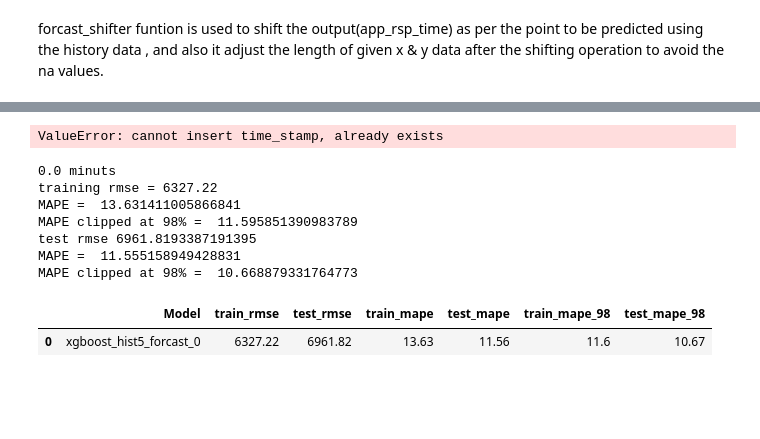
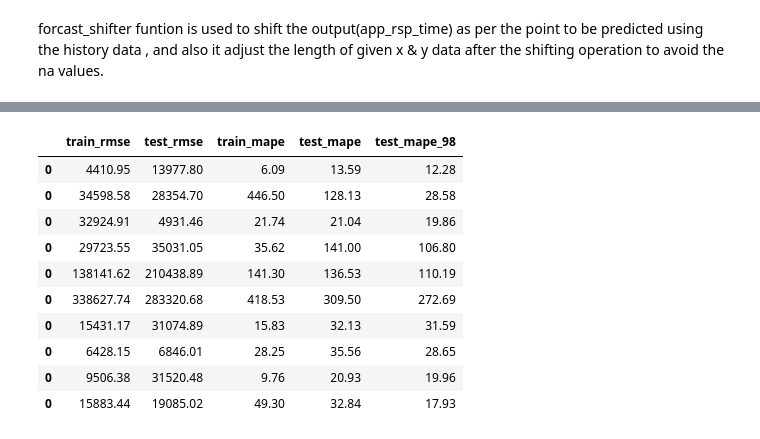
Before and after one commit to abhoopathi/predictive-analysis-netsightrpt, a Jupyter notebook: notebooks/test_other_models_notebooks/p1_lstm_xgb_prophet.ipynb, the cells around one changed output, grey strips where cells are left out. Drawn from its saved outputs; the diff is of its cells as text; code cells hidden in the pictures; blank space fills up the shorter version.

```diff
--- a/notebooks/test_other_models_notebooks/p1_lstm_xgb_prophet.ipynb
+++ b/notebooks/test_other_models_notebooks/p1_lstm_xgb_prophet.ipynb
@@ -535,16 +895,38 @@ del app_rsp_time_df['time_stamp']
 # %%
-df_t = data.registerTempTable('dummy')
-df_t = sqlContext.sql('select avg(app_rsp_time) as app_rsp_time, time_stamp, avg(byte_count)  as byte_count, avg(flow_count) as flow_count , avg(rx_byte_count) as rx_byte_count , avg(rx_flow_count) as rx_flow_count , avg(tcp_rsp_time) as tcp_rsp_time , avg(tx_byte_count) as tx_byte_count , avg(tx_flow_count) as tx_flow_count from dummy group by source, application, time_stamp')
 
 
-# data cleaning
-df_t = df_t[df_t.app_rsp_time!=0]
-app_rsp_time_df=df_t.toPandas()
+a = ap_list[0]
+s = s_list[0]
+lstm_analysis_df_full = pd.DataFrame()
+
+for a in tqdm(ap_list):
+    for s in s_list:
+        qt1 = datetime.now()
+        data = df[(df.application == a ) & (df.source==s)]
+
+        df_t = data.registerTempTable('dummy')
+        df_t = sqlContext.sql('select avg(app_rsp_time) as app_rsp_time, time_stamp, avg(byte_count)  as byte_count, avg(flow_count) as flow_count , avg(rx_byte_count) as rx_byte_count , avg(rx_flow_count) as rx_flow_count , avg(tcp_rsp_time) as tcp_rsp_time , avg(tx_byte_count) as tx_byte_count , avg(tx_flow_count) as tx_flow_count from dummy group by source, application, time_stamp')
 
 
-app_rsp_time_df = app_rsp_time_df.sort_values(by='app_rsp_time',ascending=True)
-dates_outlook = pd.to_datetime(pd.Series(app_rsp_time_df.time_stamp),unit='ms')
-app_rsp_time_df.index = dates_outlook
-app_rsp_time_df = app_rsp_time_df.sort_values(by='time_stamp')
+        # data cleaning
+        df_t = df_t[df_t.app_rsp_time!=0]
+        app_rsp_time_df=df_t.toPandas()
 
-app_rsp_time_df['date'] = app_rsp_time_df.index.date
+
+        app_rsp_time_df = app_rsp_time_df.sort_values(by='app_rsp_time',ascending=True)
+        dates_outlook = pd.to_datetime(pd.Series(app_rsp_time_df.time_stamp),unit='ms')
+        app_rsp_time_df.index = dates_outlook
+        app_rsp_time_df = app_rsp_time_df.sort_values(by='time_stamp')
+
+        app_rsp_time_df['date'] = app_rsp_time_df.index.date
+        del app_rsp_time_df['time_stamp']
+
+        app_rsp_time_df = app_rsp_time_df.reset_index()
+        weekday = app_rsp_time_df.time_stamp.dt.weekday
+        app_rsp_time_df['weekday'] = weekday
+        del app_rsp_time_df['time_stamp']
+
+        app_rsp_time_df = pd.DataFrame(app_rsp_time_df.groupby(by='date')['app_rsp_time','byte_count','flow_count','rx_byte_count','rx_flow_count', 'tcp_rsp_time', 'tx_byte_count', 'tx_flow_count','weekday'].max())
+
+        analyse_df,comare_train,compare_test,history=lstm_wt_new1(app_rsp_time_df,30)
+        lstm_analysis_df_full = lstm_analysis_df_full.append(analyse_df)
@@ -551,11 +1022,0 @@ app_rsp_time_df['date'] = app_rsp_time_df.index.date
-# %%
-#app_rsp_time_df = pd.DataFrame(app_rsp_time_df.groupby(by='date').app_rsp_time.max())
-app_rsp_time_df = app_rsp_time_df.reset_index()
-app_rsp_time_df = app_rsp_time_df.sort_values(by='date',ascending=True)
-app_rsp_time_df.index = app_rsp_time_df['date']
-del app_rsp_time_df['date']
-
-weekday = app_rsp_time_df['time_stamp'].dt.weekday
-app_rsp_time_df['weekday'] = weekday
-# %% [output]
-ValueError: cannot insert time_stamp, already exists
@@ -564,13 +1023,14 @@ del app_rsp_time_df['time_stamp']
-# %%
-df,compare_train,compare_test=xgb_all(app_rsp_time_df,5,0)
-df
-# %% [output]
-0.0 minuts
-training rmse = 6327.22
-MAPE =  13.631411005866841
-MAPE clipped at 98% =  11.595851390983789
-test rmse 6961.8193387191395
-MAPE =  11.555158949428831
-MAPE clipped at 98% =  10.668879331764773
-|  | Model | train_rmse | test_rmse | train_mape | test_mape | train_mape_98 | test_mape_98 |
-| 0 | xgboost_hist5_forcast_0 | 6327.22 | 6961.82 | 13.63 | 11.56 | 11.6 | 10.67 |
+# %%
+lstm_analysis_df_full
+# %% [output]
+|  | train_rmse | test_rmse | train_mape | test_mape | test_mape_98 |
+| 0 | 4410.95 | 13977.80 | 6.09 | 13.59 | 12.28 |
+| 0 | 34598.58 | 28354.70 | 446.50 | 128.13 | 28.58 |
+| 0 | 32924.91 | 4931.46 | 21.74 | 21.04 | 19.86 |
+| 0 | 29723.55 | 35031.05 | 35.62 | 141.00 | 106.80 |
+| 0 | 138141.62 | 210438.89 | 141.30 | 136.53 | 110.19 |
+| 0 | 338627.74 | 283320.68 | 418.53 | 309.50 | 272.69 |
+| 0 | 15431.17 | 31074.89 | 15.83 | 32.13 | 31.59 |
+| 0 | 6428.15 | 6846.01 | 28.25 | 35.56 | 28.65 |
+| 0 | 9506.38 | 31520.48 | 9.76 | 20.93 | 19.96 |
+| 0 | 15883.44 | 19085.02 | 49.30 | 32.84 | 17.93 |
```
Also changed, not shown: parts of 23 cells of this notebook, 1 other file.
